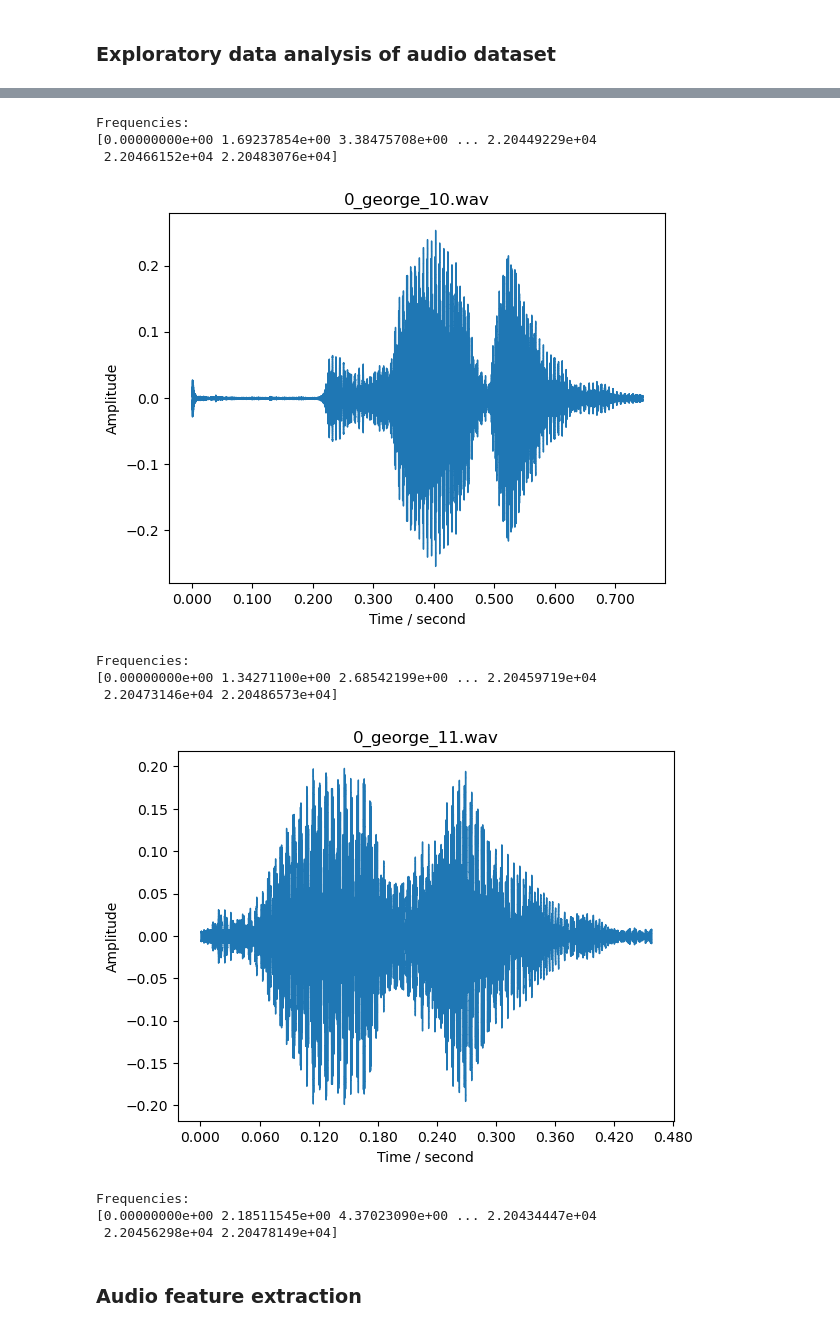
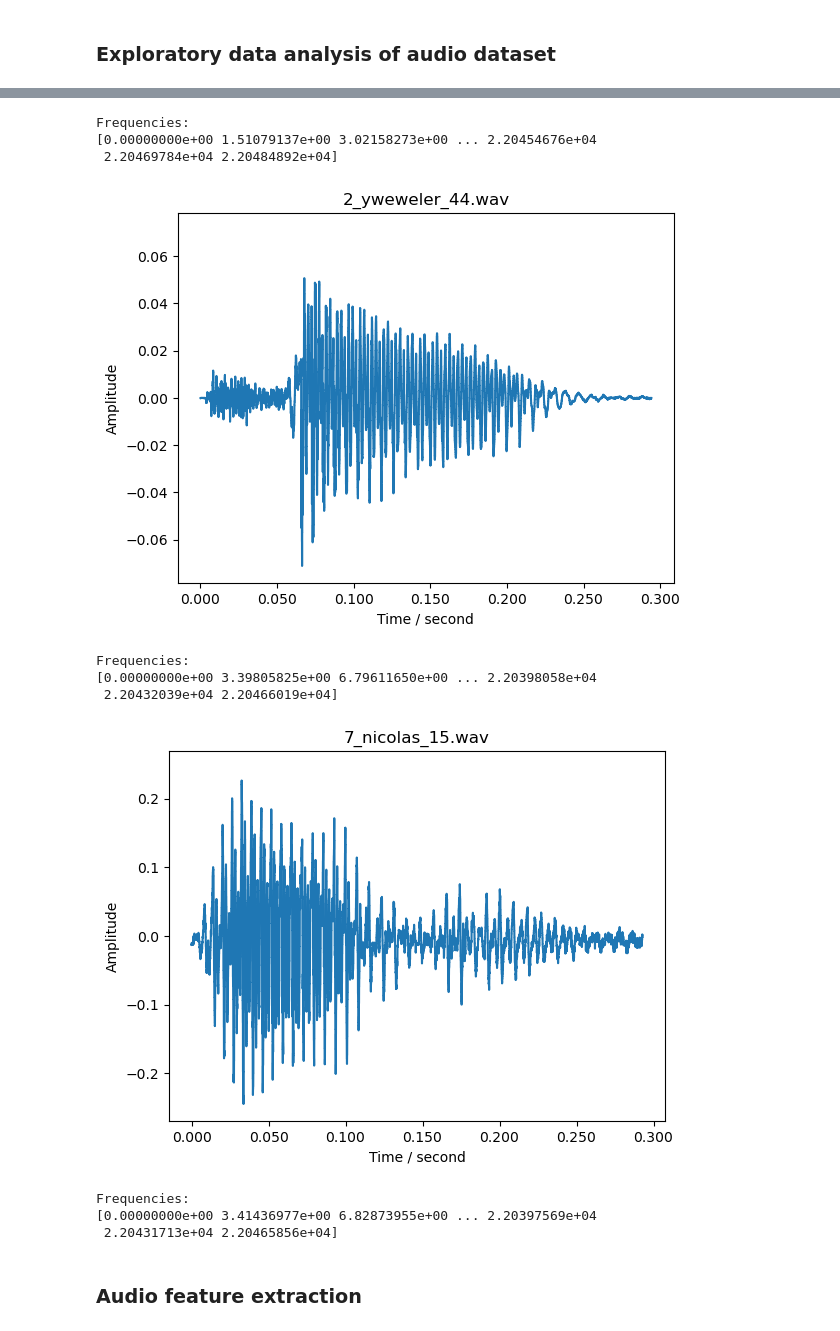
Before and after one commit to npgilman/CIS4930_FinalProject, a Jupyter notebook: CIS4930_FinalProject.ipynb, the cells around one changed output, grey strips where cells are left out. Cells and saved outputs as stored; diff of their text form; code cells hidden in the pictures.

```diff
--- a/CIS4930_FinalProject.ipynb
+++ b/CIS4930_FinalProject.ipynb
@@ -30,15 +36,15 @@ import matplotlib.pyplot as plt
 import librosa
 
 # Randomly sample and display the waves and frequencies of 4 recordings in our dataset
-randInt = [randint(0, len(audioFiles)) for i in range(4)]
+randInt = [randint(0, 3000) for i in range(4)]
 for i in range(4):
-    signal, sample_rate = librosa.load("./datasets/recordings/" + audioFiles[i])
+    signal, sample_rate = librosa.load("./datasets/recordings/" + audioFiles[randInt[i]])
 
     plt.figure(i)
     librosa.display.waveshow(y=signal, sr=sample_rate)
     plt.xlabel('Time / second')
     plt.ylabel('Amplitude')
-    plt.title(audioFiles[i])
+    plt.title(audioFiles[randInt[i]])
     plt.show()
 
     k = np.arange(len(signal))
@@ -54,14 +60,14 @@ Frequencies:
 Frequencies:
-[0.00000000e+00 1.69237854e+00 3.38475708e+00 ... 2.20449229e+04
- 2.20466152e+04 2.20483076e+04]
+[0.00000000e+00 1.51079137e+00 3.02158273e+00 ... 2.20454676e+04
+ 2.20469784e+04 2.20484892e+04]
-[figure, old version]
+[figure, new version]
 Frequencies:
-[0.00000000e+00 1.34271100e+00 2.68542199e+00 ... 2.20459719e+04
- 2.20473146e+04 2.20486573e+04]
+[0.00000000e+00 3.39805825e+00 6.79611650e+00 ... 2.20398058e+04
+ 2.20432039e+04 2.20466019e+04]
-[figure, old version]
+[figure, new version]
 Frequencies:
-[0.00000000e+00 2.18511545e+00 4.37023090e+00 ... 2.20434447e+04
- 2.20456298e+04 2.20478149e+04]
+[0.00000000e+00 3.41436977e+00 6.82873955e+00 ... 2.20397569e+04
+ 2.20431713e+04 2.20465856e+04]
 # %% [markdown]
 <h3>Audio feature extraction</h3>
 # %%
```
Also changed, not shown: parts of 18 cells of this notebook.
